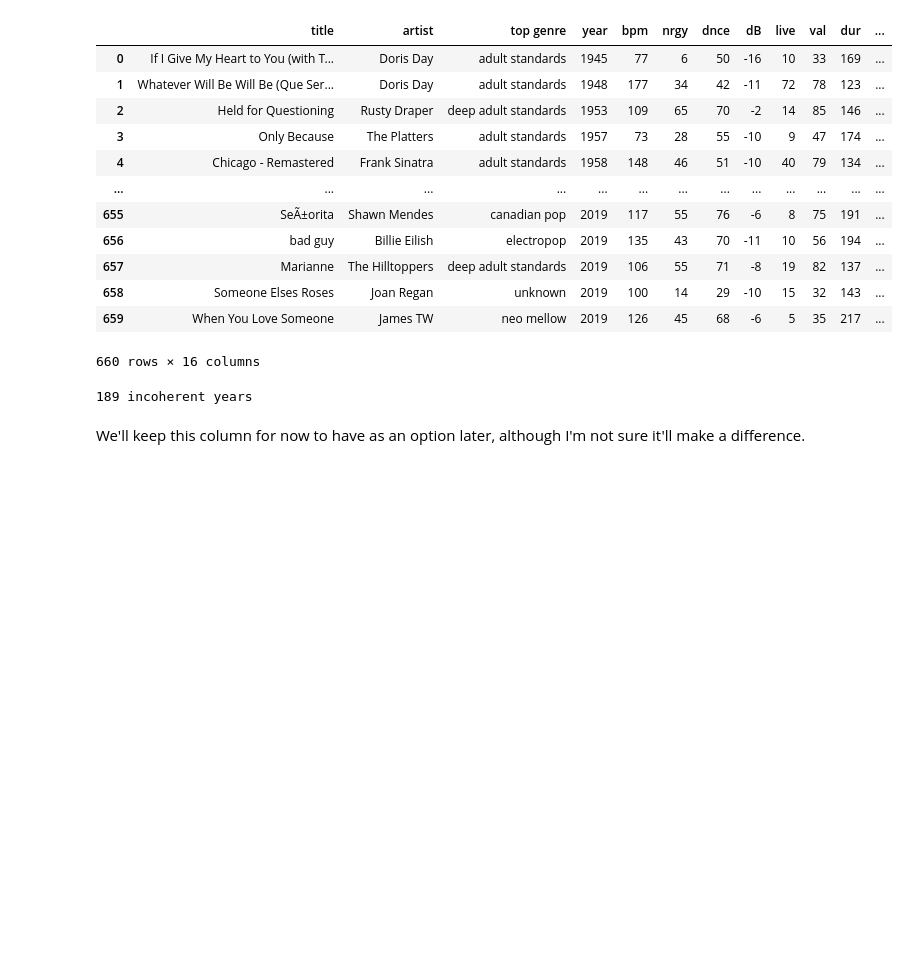
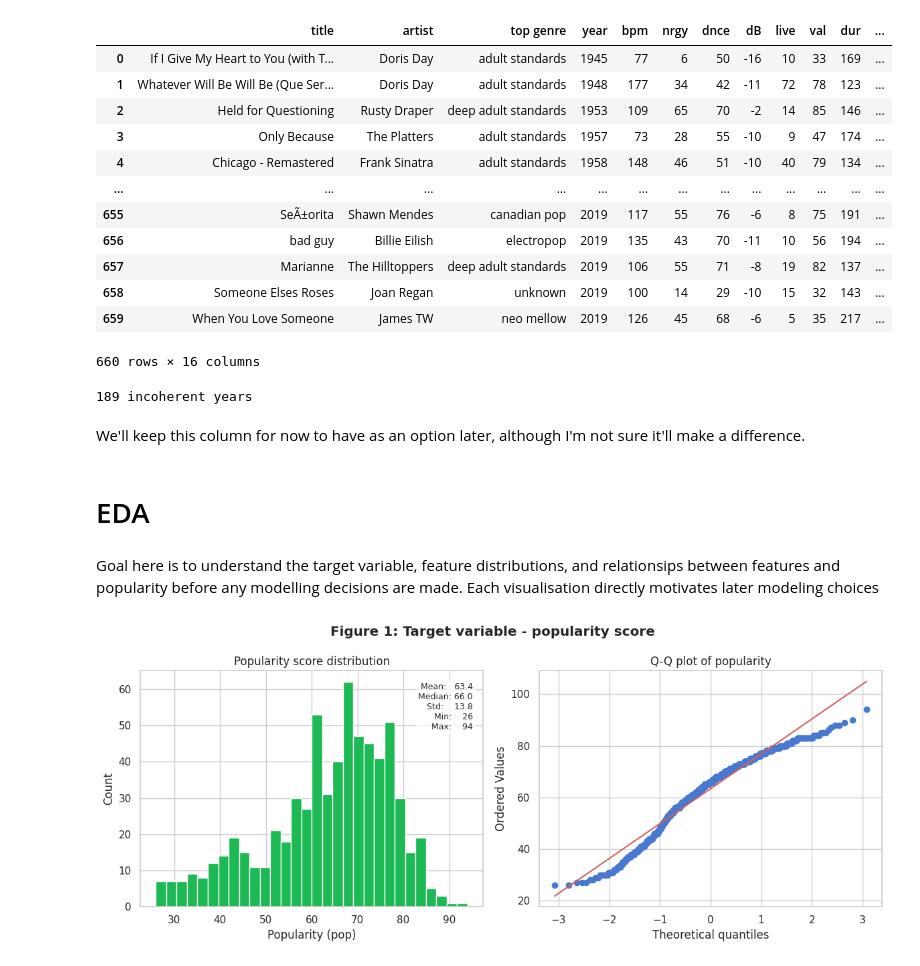
Before and after one commit to r-leeper/scu_spotify_past_decades, a Jupyter notebook: Spotify_past_decades.ipynb, the cells around one changed output. Drawn from its saved outputs; the diff is of its cells as text; code cells hidden in the pictures; blank space fills up the shorter version.

Commit message:
EDA complete. Now data preprocessing for modelling

```diff
--- a/Spotify_past_decades.ipynb
+++ b/Spotify_past_decades.ipynb
@@ -255,3 +256,48 @@ print(combined_df["incoherent_year"].sum(), "incoherent years")
 189 incoherent years
 # %% [markdown]
 We'll keep this column for now to have as an option later, although I'm not sure it'll make a difference.
+# %% [markdown]
+# EDA
+# %% [markdown]
+Goal here is to understand the target variable, feature distributions, and relationsips between features and popularity before any modelling decisions are made. Each visualisation directly motivates later modeling choices
+# %%
+# Consistent style across all plots
+sns.set_theme(style="whitegrid", palette="muted")
+FIGSIZE_SINGLE = (8, 4)
+FIGSIZE_WIDE   = (12, 5)
+FIGSIZE_GRID   = (14, 10)
+# %%
+### Popularity (target) distribution
+
+fig, axes = plt.subplots(1, 2, figsize=FIGSIZE_WIDE)
+
+# Histogram
+axes[0].hist(combined_df["pop"], bins=30, color="#1DB954", edgecolor="white")
+axes[0].set_title("Popularity score distribution")
+axes[0].set_xlabel("Popularity (pop)")
+axes[0].set_ylabel("Count")
+
+# Add summary stats as a text box — useful for your write-up
+stats = combined_df["pop"].describe()
+textstr = "\n".join([
+    f"Mean:   {stats['mean']:.1f}",
+    f"Median: {stats['50%']:.1f}",
+    f"Std:    {stats['std']:.1f}",
+    f"Min:    {stats['min']:.0f}",
+    f"Max:    {stats['max']:.0f}",
+])
+
+axes[0].text(0.97, 0.95, textstr, transform=axes[0].transAxes,
+             fontsize=9, verticalalignment="top", horizontalalignment="right",
+             bbox=dict(boxstyle="round", facecolor="white", alpha=0.7))
+
+# Q-Q plot to formally assess normality
+from scipy import stats as scipy_stats
+scipy_stats.probplot(combined_df["pop"], dist="norm", plot=axes[1])
+axes[1].set_title("Q-Q plot of popularity")
+
+plt.suptitle("Figure 1: Target variable - popularity score", fontweight="bold")
+plt.tight_layout()
+plt.show()
+# %% [output]
+[figure, added]
```
Also changed, not shown: parts of 7 cells of this notebook.
